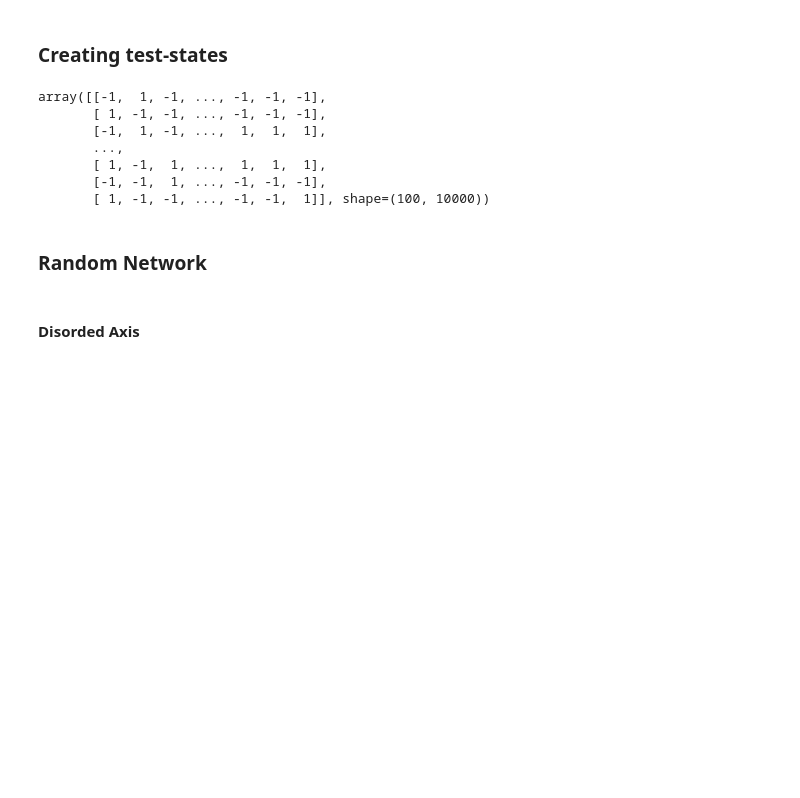
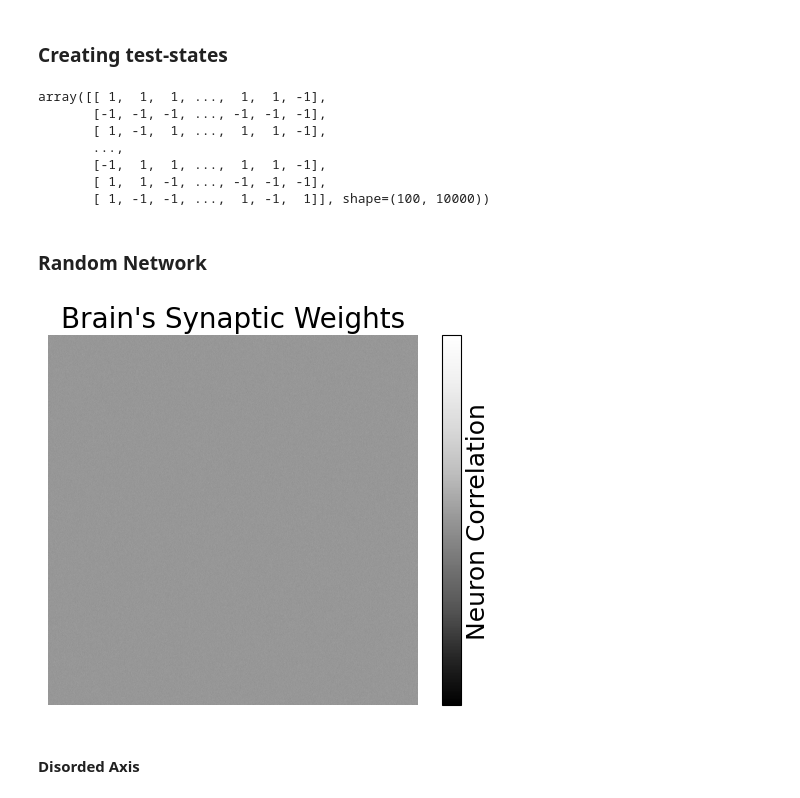
Before and after one commit to d-domeniconi/hopfield_network, a Jupyter notebook: learning_about_learning.ipynb, the cells around one changed output. Cells and saved outputs as stored; diff of their text form; code cells hidden in the pictures; blank space fills up the shorter version.

```diff
--- a/learning_about_learning.ipynb
+++ b/learning_about_learning.ipynb
@@ -138,17 +140,23 @@ Energy of the erroneous image: -1684 unidades de energia, u.e.
 # %% [markdown]
 ### Creating test-states
 # %%
-state_axis = hp.patterns(100, len(vetor_tolkien))
+axis_size = 100
+state_axis = hp.patterns(axis_size, len(vetor_tolkien))
 display(state_axis)
 # %% [output]
-array([[-1,  1, -1, ..., -1, -1, -1],
-       [ 1, -1, -1, ..., -1, -1, -1],
-       [-1,  1, -1, ...,  1,  1,  1],
+array([[ 1,  1,  1, ...,  1,  1, -1],
+       [-1, -1, -1, ..., -1, -1, -1],
+       [ 1, -1,  1, ...,  1,  1, -1],
        ...,
-       [ 1, -1,  1, ...,  1,  1,  1],
-       [-1, -1,  1, ..., -1, -1, -1],
-       [ 1, -1, -1, ..., -1, -1,  1]], shape=(100, 10000))
+       [-1,  1,  1, ...,  1,  1, -1],
+       [ 1,  1, -1, ..., -1, -1, -1],
+       [ 1, -1, -1, ...,  1, -1,  1]], shape=(100, 10000))
 # %% [markdown]
 ### Random Network
+# %%
+W = hp.random_weights(len(vetor_tolkien))
+hp.see_synapses(W,figlabel = "random_weights")
+# %% [output]
+[figure, added]
 # %% [markdown]
 #### Disorded Axis
```
Also changed, not shown: parts of 17 cells of this notebook, 8 other files.
